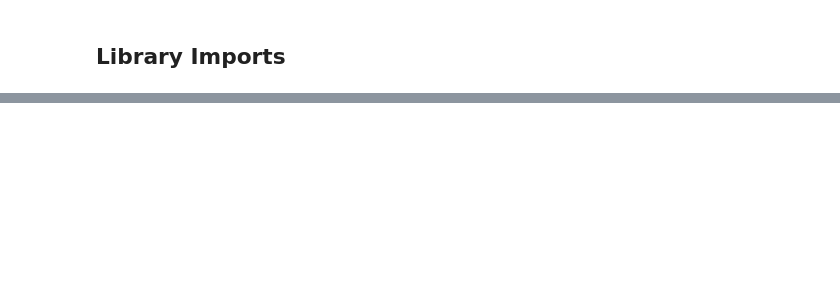
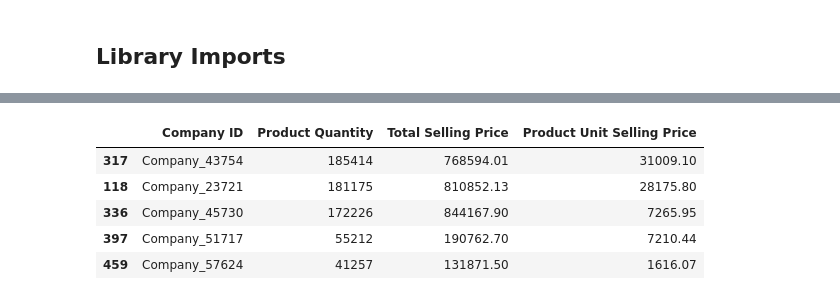
Before and after one commit to AdamSkog/Datathon-2024, a Jupyter notebook: Datathon.ipynb, the cells around one changed output, grey strips where cells are left out. Saved outputs shown, nothing was run; the diff lists cells and outputs as text; code cells hidden in the pictures; blank space fills up the shorter version.

```diff
--- a/Datathon.ipynb
+++ b/Datathon.ipynb
@@ -27,0 +171,33 @@ data.head()
+# %%
+# Summarize sales by Company, Product, and Country
+grouped_by_company = data.groupby('Company ID').agg({
+    'Product Quantity': 'sum',
+    'Total Selling Price': 'sum',
+    'Product Unit Selling Price': 'sum'
+}).reset_index()
+
+grouped_by_product = data.groupby('Product ID').agg({
+    'Product Quantity': 'sum',
+    'Total Selling Price': 'sum',
+    'Product Unit Selling Price': 'sum'
+}).reset_index()
+
+grouped_by_country = data.groupby('Shipping Country').agg({
+    'Product Quantity': 'sum',
+    'Total Selling Price': 'sum',
+    'Product Unit Selling Price': 'sum'
+}).reset_index()
+
+# Display top 5 of each by product quantity
+grouped_by_company_top5 = grouped_by_company.sort_values(by='Product Quantity', ascending=False).head()
+grouped_by_product_top5 = grouped_by_product.sort_values(by='Product Quantity', ascending=False).head()
+grouped_by_country_top5 = grouped_by_country.sort_values(by='Product Quantity', ascending=False).head()
+
+grouped_by_company_top5
+# %% [output]
+|  | Company ID | Product Quantity | Total Selling Price | Product Unit Selling Price |
+| 317 | Company_43754 | 185414 | 768594.01 | 31009.10 |
+| 118 | Company_23721 | 181175 | 810852.13 | 28175.80 |
+| 336 | Company_45730 | 172226 | 844167.90 | 7265.95 |
+| 397 | Company_51717 | 55212 | 190762.70 | 7210.44 |
+| 459 | Company_57624 | 41257 | 131871.50 | 1616.07 |
```
Also changed, not shown: parts of 11 cells of this notebook, 1 other file.
